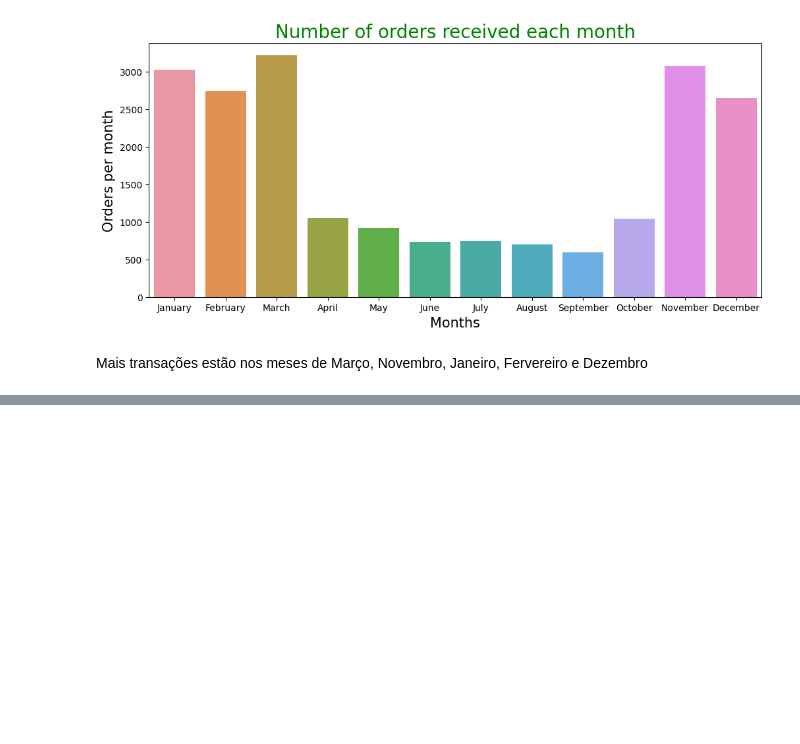
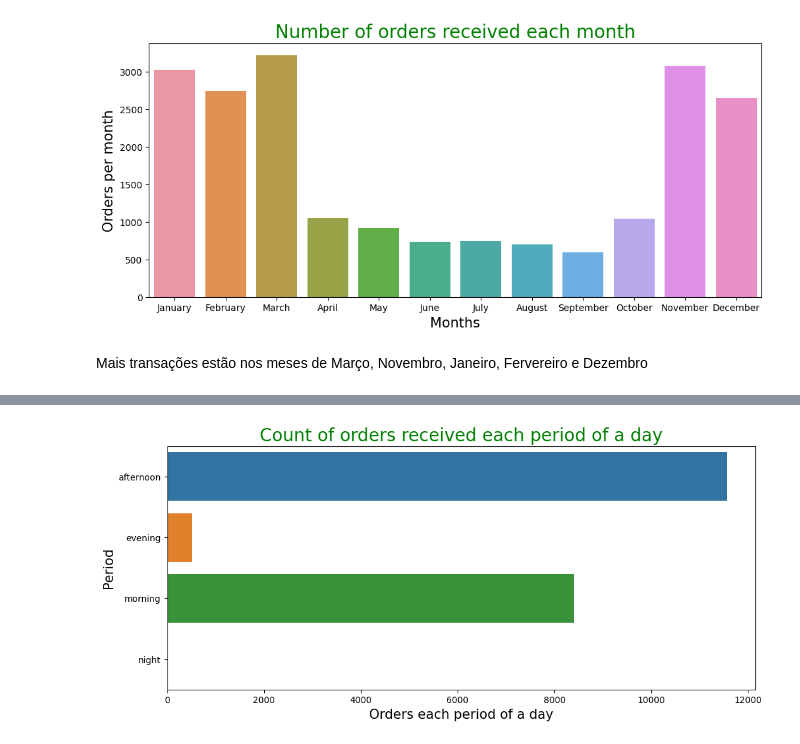
Before and after one commit to Franky03/MyCodes, a Jupyter notebook: MachineLearning/Apriori/apalgorithm.ipynb, the cells around one changed output, grey strips where cells are left out. Cells and saved outputs as stored; diff of their text form; code cells hidden in the pictures; blank space fills up the shorter version.

```diff
--- a/MachineLearning/Apriori/apalgorithm.ipynb
+++ b/MachineLearning/Apriori/apalgorithm.ipynb
@@ -109,0 +136,10 @@ Mais transações estão nos meses de Março, Novembro, Janeiro, Fervereiro e De
+# %%
+dayTran= dataset.groupby('period_day')['Transaction'].count().reset_index()
+plt.figure(figsize=(12,5))
+sns.barplot(data=dayTran, x= 'Transaction', y='period_day')
+plt.ylabel('Period', size = 15)
+plt.xlabel('Orders each period of a day', size = 15)
+plt.title('Count of orders received each period of a day', color = 'green', size = 20)
+plt.show()
+# %% [output]
+[figure, added]
```
Also changed, not shown: parts of 11 cells of this notebook, 1 other file.
